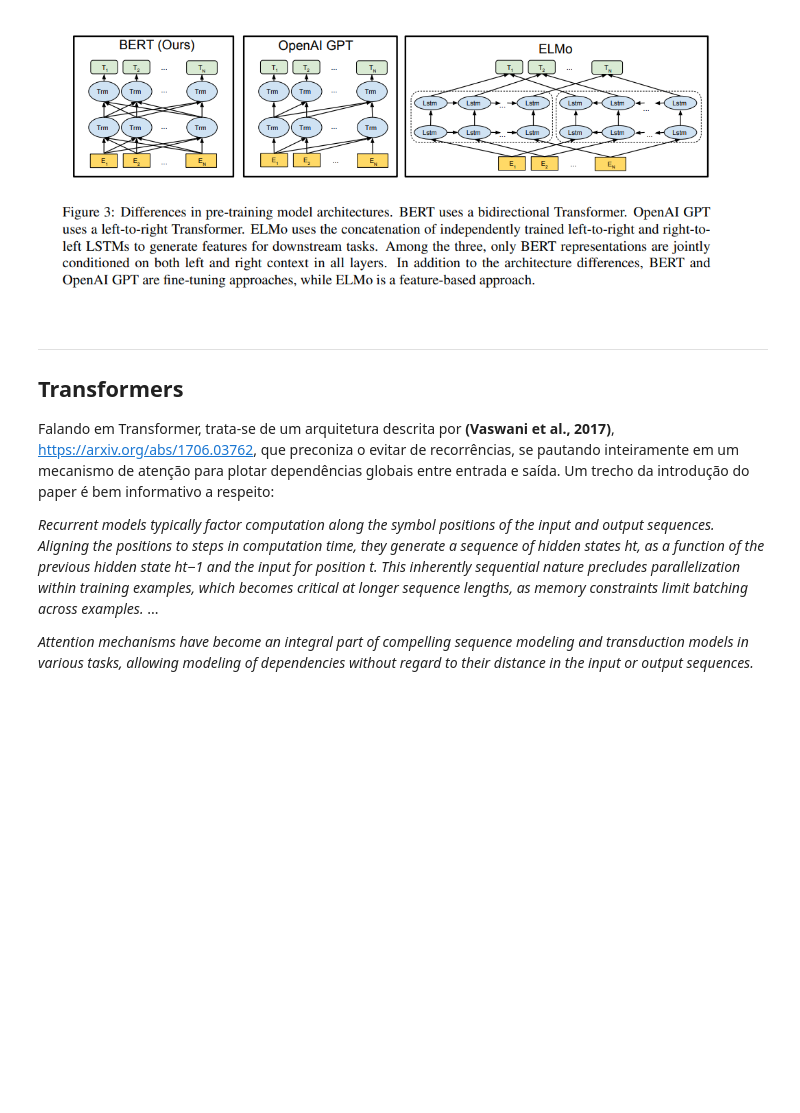
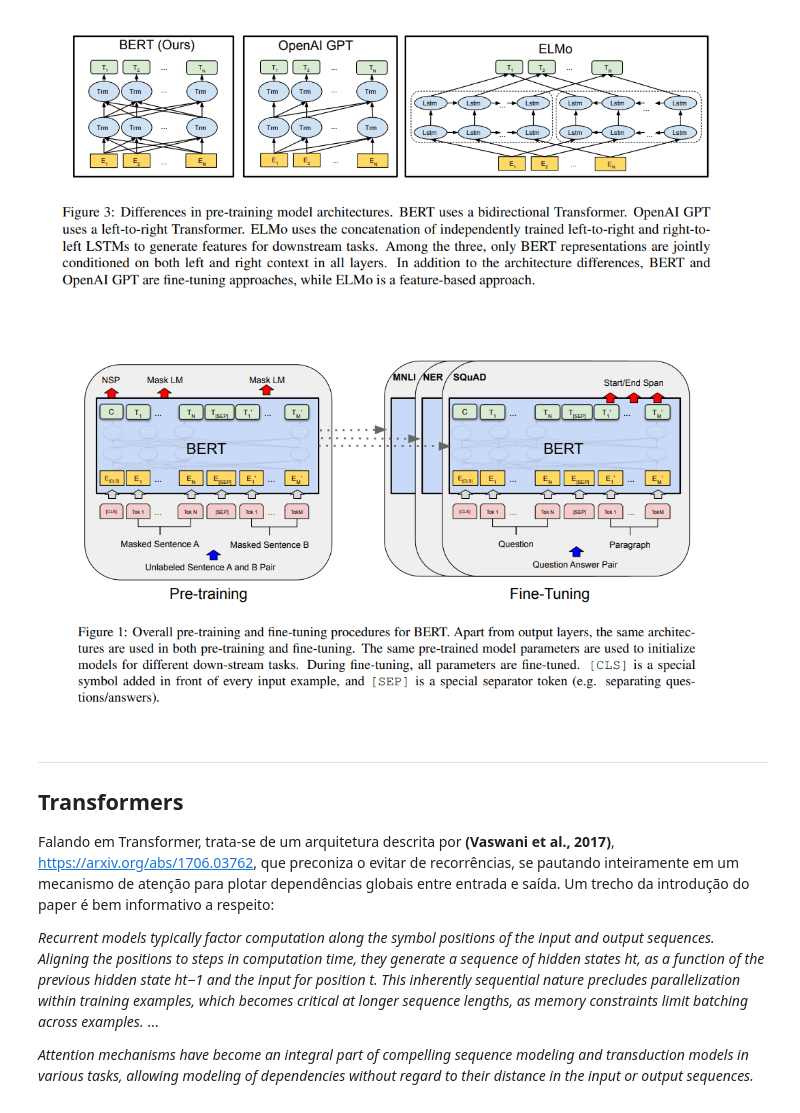
Before and after one commit to giacicunb/text_experiments, a Jupyter notebook: bert_simpletransformer.ipynb, the cells around one changed output. Drawn from its saved outputs; the diff is of its cells as text; code cells hidden in the pictures; blank space fills up the shorter version.

Commit message:
update: adição de imagem

```diff
--- a/bert_simpletransformer.ipynb
+++ b/bert_simpletransformer.ipynb
@@ -18,6 +18,13 @@ Image(filename="bert_arq_comparision.png", width=700, height=700)
 # imagem disponível em https://arxiv.org/pdf/1810.04805.pdf
 # %% [output]
 [figure]
+# %%
+from IPython.display import Image
+Image(filename="bert_procedure.png", width=700, height=700)
+
+# imagem disponível em https://arxiv.org/pdf/1810.04805.pdf
+# %% [output]
+[figure, added]
 # %% [markdown]
 ---
 
```
Also changed, not shown: 1 other file.
